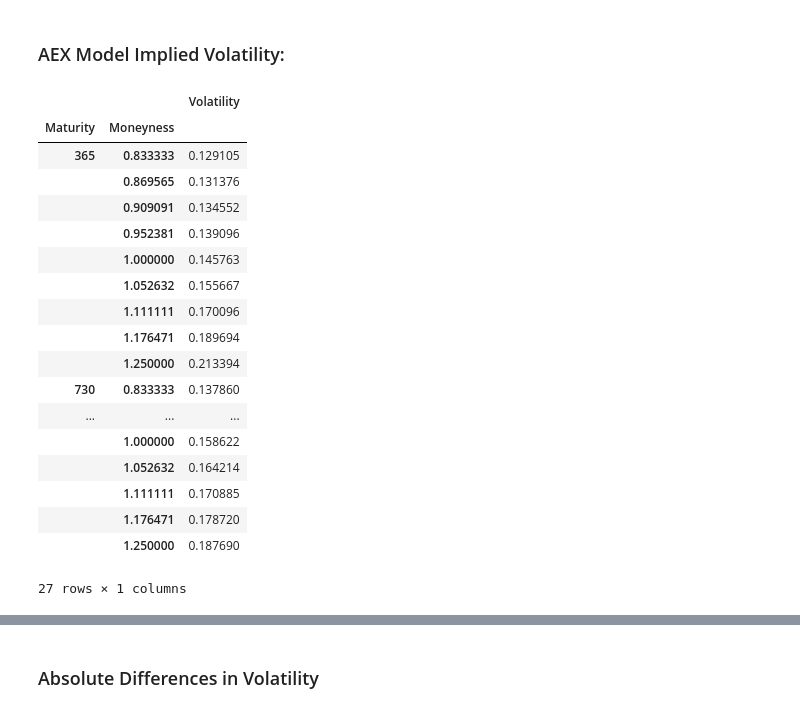
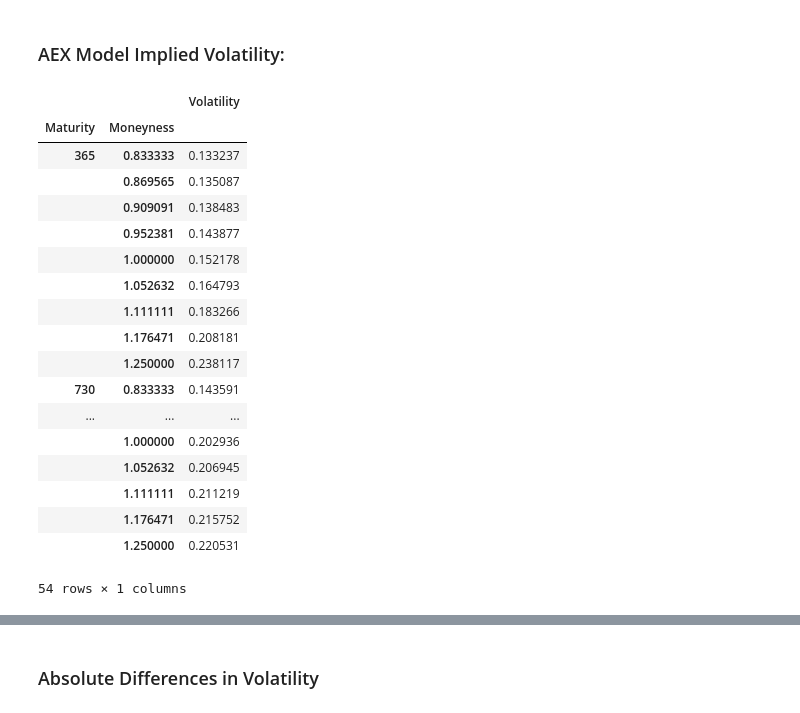
Before and after one commit to ZaighumRajput/IPython, a Jupyter notebook: Finance/comparingVolatilitySurfaces.ipynb, the cells around one changed output, grey strips where cells are left out. Cells and saved outputs as stored; diff of their text form; code cells hidden in the pictures.

```diff
--- a/Finance/comparingVolatilitySurfaces.ipynb
+++ b/Finance/comparingVolatilitySurfaces.ipynb
@@ -25,26 +26,26 @@ ModelVolatility = volatilitySurfaceModel.groupby(['Maturity','Moneyness']).sum()
 #AEXModel = AEXModel.sum()
 # %% [markdown]
 ### AEX Model Implied Volatility:
-# %%
-AEXModel
-# %% [output]
-|  |  | Volatility |
-| Maturity | Moneyness |  |
-| 365 | 0.833333 | 0.129105 |
-|  | 0.869565 | 0.131376 |
-|  | 0.909091 | 0.134552 |
-|  | 0.952381 | 0.139096 |
-|  | 1.000000 | 0.145763 |
-|  | 1.052632 | 0.155667 |
-|  | 1.111111 | 0.170096 |
-|  | 1.176471 | 0.189694 |
-|  | 1.250000 | 0.213394 |
-| 730 | 0.833333 | 0.137860 |
-| ... | ... | ... |
-|  | 1.000000 | 0.158622 |
-|  | 1.052632 | 0.164214 |
-|  | 1.111111 | 0.170885 |
-|  | 1.176471 | 0.178720 |
-|  | 1.250000 | 0.187690 |
-27 rows × 1 columns
+# %%
+ModelVolatility
+# %% [output]
+|  |  | Volatility |
+| Maturity | Moneyness |  |
+| 365 | 0.833333 | 0.133237 |
+|  | 0.869565 | 0.135087 |
+|  | 0.909091 | 0.138483 |
+|  | 0.952381 | 0.143877 |
+|  | 1.000000 | 0.152178 |
+|  | 1.052632 | 0.164793 |
+|  | 1.111111 | 0.183266 |
+|  | 1.176471 | 0.208181 |
+|  | 1.250000 | 0.238117 |
+| 730 | 0.833333 | 0.143591 |
+| ... | ... | ... |
+|  | 1.000000 | 0.202936 |
+|  | 1.052632 | 0.206945 |
+|  | 1.111111 | 0.211219 |
+|  | 1.176471 | 0.215752 |
+|  | 1.250000 | 0.220531 |
+54 rows × 1 columns
 # %%
```
Also changed, not shown: parts of 14 cells of this notebook, 4 other files.
